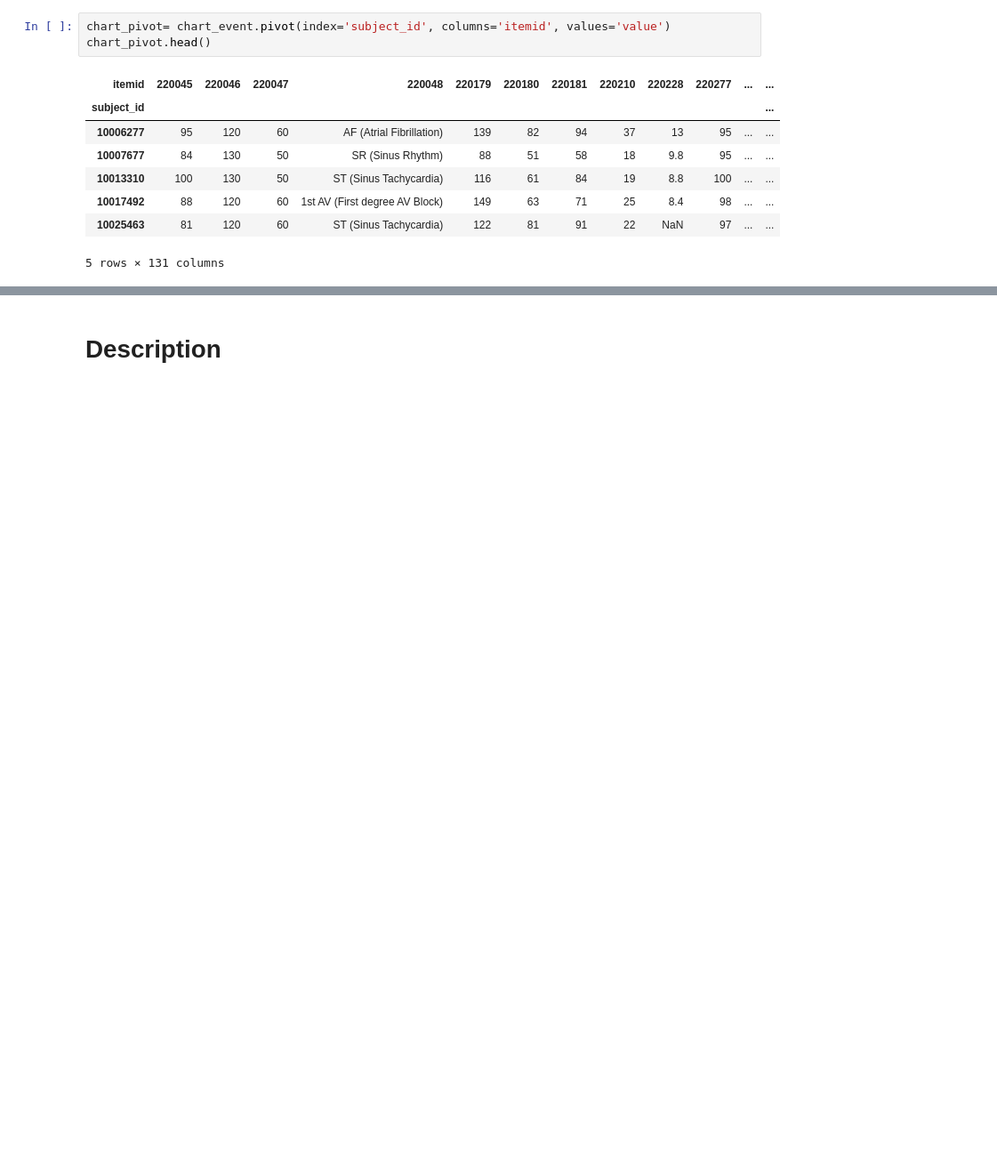
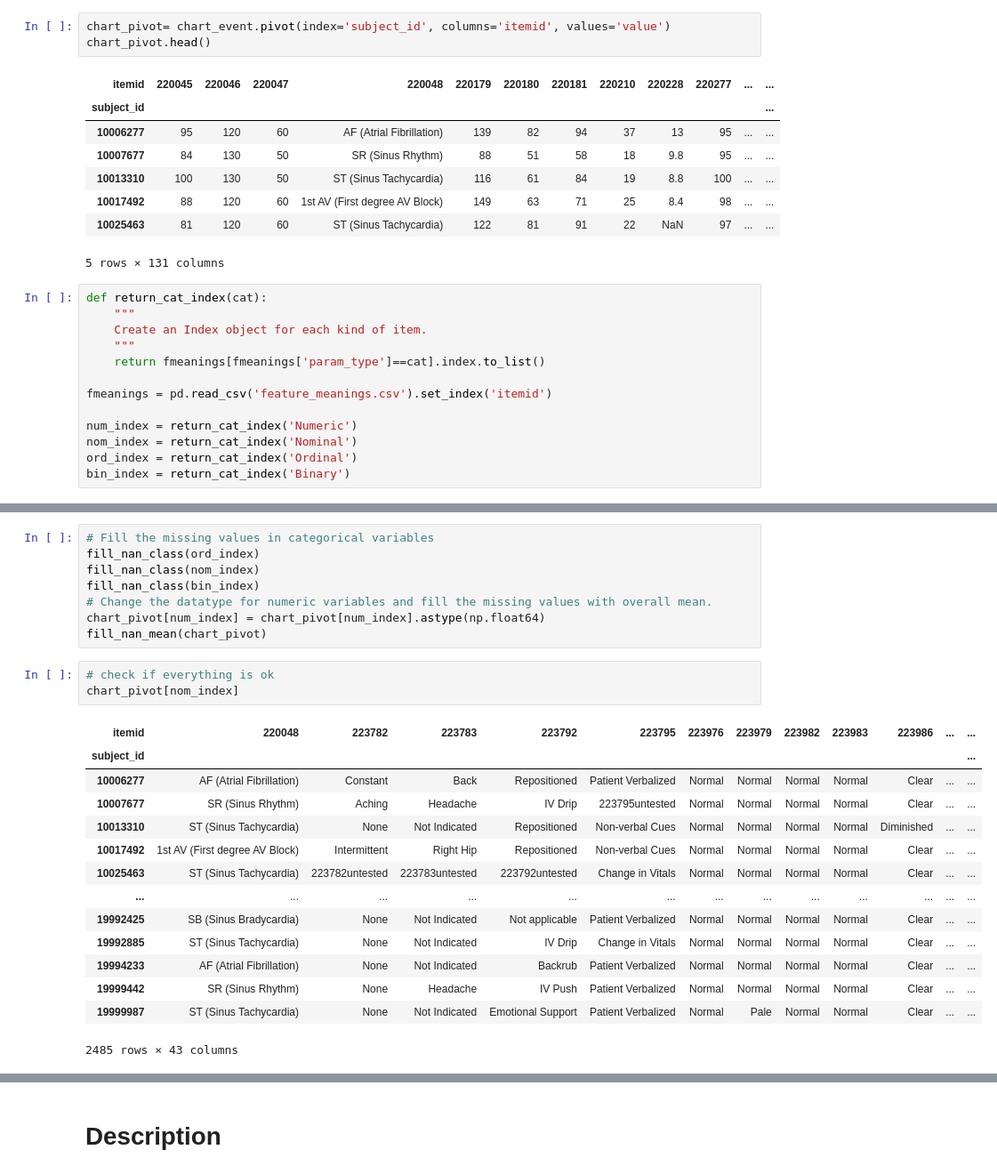
Before and after one commit to Wetiqe/MIMIC_I61, a Jupyter notebook: I61.ipynb, the cells around one changed output, grey strips where cells are left out. Shown: that part at 89% size. Saved outputs shown, nothing was run; the diff lists cells and outputs as text; blank space fills up the shorter version.

```diff
--- a/I61.ipynb
+++ b/I61.ipynb
@@ -284,3 +278,16 @@ chart_pivot.head()
 | 10017492 | 88 | 120 | 60 | 1st AV (First degree AV Block) | 149 | 63 | 71 | 25 | 8.4 | 98 | ... | ... |
 | 10025463 | 81 | 120 | 60 | ST (Sinus Tachycardia) | 122 | 81 | 91 | 22 | NaN | 97 | ... | ... |
 5 rows × 131 columns
+# %%
+def return_cat_index(cat):
+    """
+    Create an Index object for each kind of item.
+    """
+    return fmeanings[fmeanings['param_type']==cat].index.to_list()
+
+fmeanings = pd.read_csv('feature_meanings.csv').set_index('itemid')
+
+num_index = return_cat_index('Numeric')
+nom_index = return_cat_index('Nominal')
+ord_index = return_cat_index('Ordinal')
+bin_index = return_cat_index('Binary')
@@ -286,0 +310,26 @@ chart_pivot.head()
+# %%
+# Fill the missing values in categorical variables
+fill_nan_class(ord_index)
+fill_nan_class(nom_index)
+fill_nan_class(bin_index)
+# Change the datatype for numeric variables and fill the missing values with overall mean.
+chart_pivot[num_index] = chart_pivot[num_index].astype(np.float64)
+fill_nan_mean(chart_pivot)
+# %%
+# check if everything is ok
+chart_pivot[nom_index]
+# %% [output]
+| itemid | 220048 | 223782 | 223783 | 223792 | 223795 | 223976 | 223979 | 223982 | 223983 | 223986 | ... | ... |
+| subject_id |  |  |  |  |  |  |  |  |  |  |  | ... |
+| 10006277 | AF (Atrial Fibrillation) | Constant | Back | Repositioned | Patient Verbalized | Normal | Normal | Normal | Normal | Clear | ... | ... |
+| 10007677 | SR (Sinus Rhythm) | Aching | Headache | IV Drip | 223795untested | Normal | Normal | Normal | Normal | Clear | ... | ... |
+| 10013310 | ST (Sinus Tachycardia) | None | Not Indicated | Repositioned | Non-verbal Cues | Normal | Normal | Normal | Normal | Diminished | ... | ... |
+| 10017492 | 1st AV (First degree AV Block) | Intermittent | Right Hip | Repositioned | Non-verbal Cues | Normal | Normal | Normal | Normal | Clear | ... | ... |
+| 10025463 | ST (Sinus Tachycardia) | 223782untested | 223783untested | 223792untested | Change in Vitals | Normal | Normal | Normal | Normal | Clear | ... | ... |
+| ... | ... | ... | ... | ... | ... | ... | ... | ... | ... | ... | ... | ... |
+| 19992425 | SB (Sinus Bradycardia) | None | Not Indicated | Not applicable | Patient Verbalized | Normal | Normal | Normal | Normal | Clear | ... | ... |
+| 19992885 | ST (Sinus Tachycardia) | None | Not Indicated | IV Drip | Change in Vitals | Normal | Normal | Normal | Normal | Clear | ... | ... |
+| 19994233 | AF (Atrial Fibrillation) | None | Not Indicated | Backrub | Patient Verbalized | Normal | Normal | Normal | Normal | Clear | ... | ... |
+| 19999442 | SR (Sinus Rhythm) | None | Headache | IV Push | Patient Verbalized | Normal | Normal | Normal | Normal | Clear | ... | ... |
+| 19999987 | ST (Sinus Tachycardia) | None | Not Indicated | Emotional Support | Patient Verbalized | Normal | Pale | Normal | Normal | Clear | ... | ... |
+2485 rows × 43 columns
```
Also changed, not shown: parts of 64 cells of this notebook, 1 other file.
